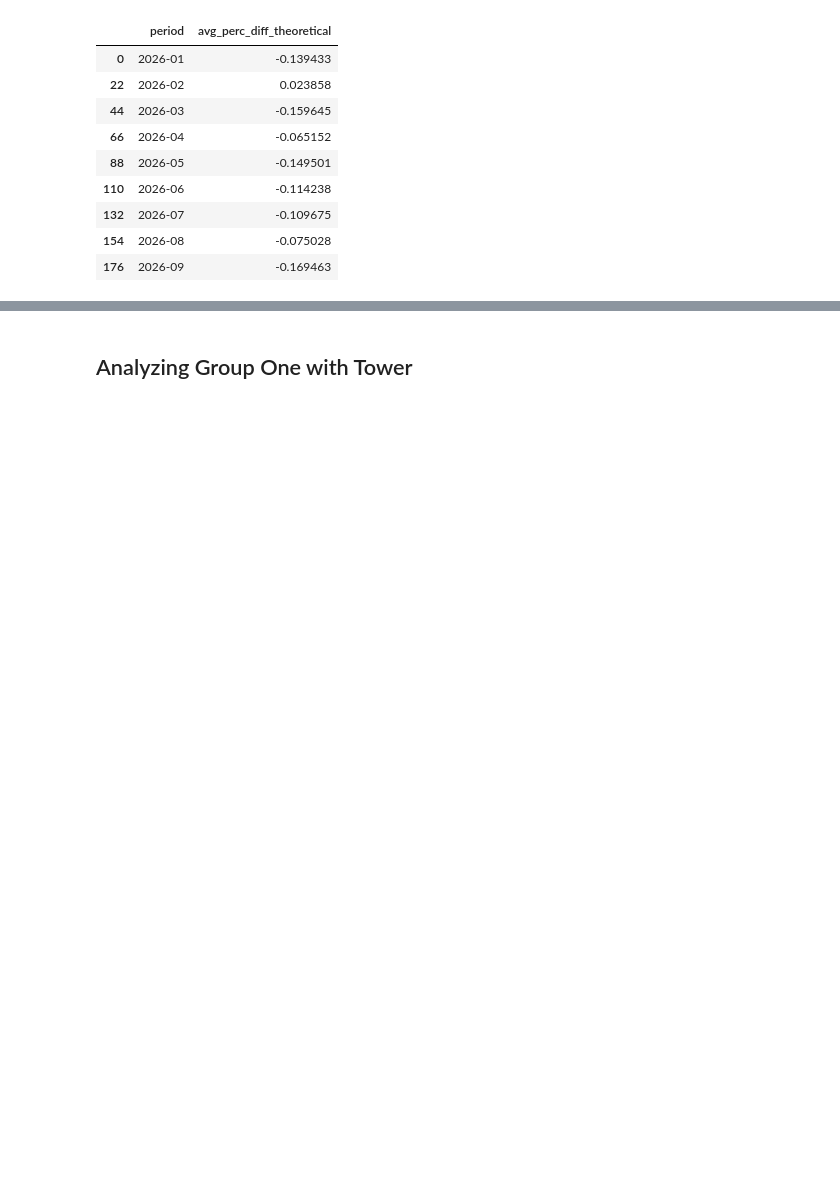
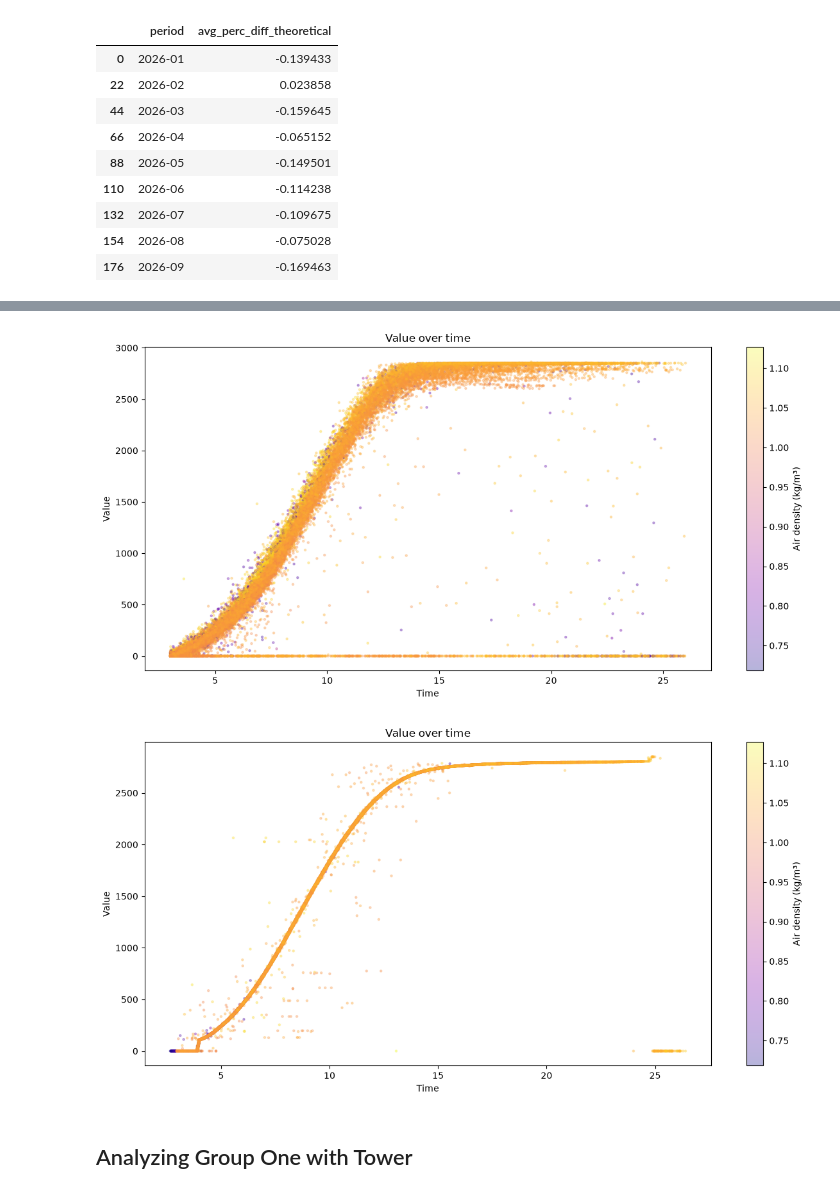
Before and after one commit to Aiden-Badalamenti3/CU-Capstone-Project, a Jupyter notebook: notebooks/carter_notebooks/power_curve.ipynb, the cells around one changed output, grey strips where cells are left out. Saved outputs shown, nothing was run; the diff lists cells and outputs as text; code cells hidden in the pictures; blank space fills up the shorter version.

```diff
--- a/notebooks/carter_notebooks/power_curve.ipynb
+++ b/notebooks/carter_notebooks/power_curve.ipynb
@@ -393,3 +416,26 @@ scatter_power_curves(result, scada_noloss, 'WTG159')
+# %%
+WTG159 = scada_powerratio[scada_powerratio['turbine'] == 'WTG164']
+
+plt.figure(figsize=(12, 6))
+sc = plt.scatter(WTG159["wind_speed"], WTG159["KPI_real_power_ac"],c=WTG159["air_density"], cmap="plasma", alpha=0.3, s=5)
+plt.colorbar(sc, label="Air density (kg/m³)")
+plt.xlabel("Time")
+plt.ylabel("Value")
+plt.title("Value over time")
+plt.tight_layout()
+plt.show()
+
+plt.figure(figsize=(12, 6))
+sc = plt.scatter(WTG159["corrected_ws"], WTG159["KPI_theoretical_power"],c=WTG159["air_density"], cmap="plasma", alpha=0.3, s=5)
+plt.colorbar(sc, label="Air density (kg/m³)")
+plt.xlabel("Time")
+plt.ylabel("Value")
+plt.title("Value over time")
+plt.tight_layout()
+plt.show()
+# %% [output]
+[figure, added]
+[figure, added]
 # %% [markdown]
 ## Analyzing Group One with Tower
 # %%
```
Also changed, not shown: parts of 16 cells of this notebook.
